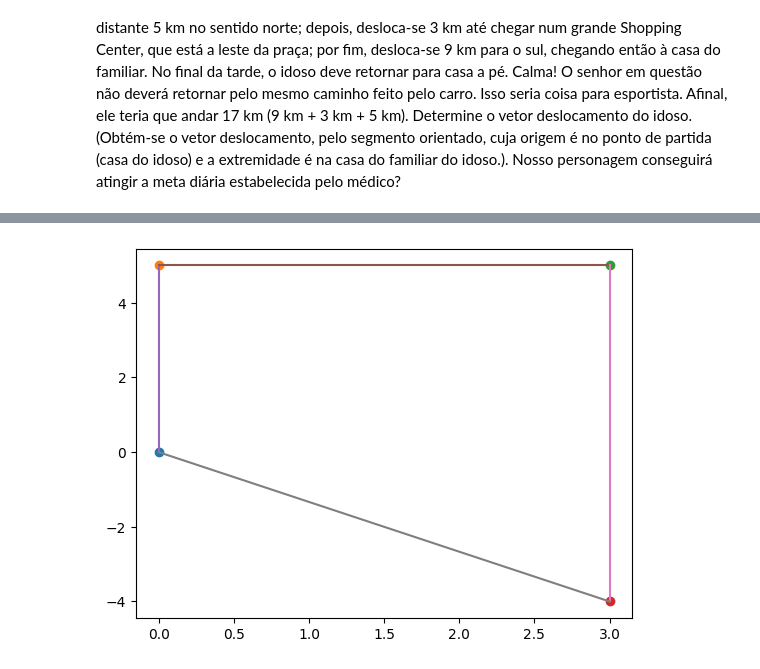
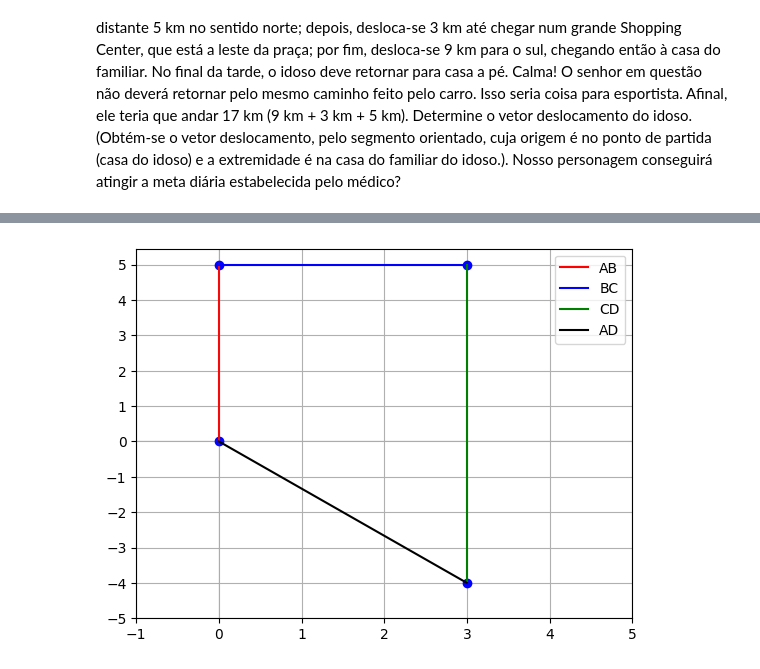
Before and after one commit to rafaelcara/linear-algebra, a Jupyter notebook: Linear_Algebra.ipynb, the cells around one changed output, grey strips where cells are left out. Saved outputs shown, nothing was run; the diff lists cells and outputs as text; code cells hidden in the pictures.

```diff
--- a/Linear_Algebra.ipynb
+++ b/Linear_Algebra.ipynb
@@ -23,15 +23,25 @@ personagem conseguirá atingir a meta diária estabelecida pelo médico?
 # %% [markdown]
 ![image.png](embedded-picture-1)
 # %%
-plt.plot(0, 0, "o")
-plt.plot(0, 5, "o")
-plt.plot(3, 5, "o")
-plt.plot(3, -4, "o")
+fig, ax = plt.subplots()
+
+plt.plot(0, 0, "bo")
+plt.plot(0, 5, "bo")
+plt.plot(3, 5, "bo")
+plt.plot(3, -4, "bo")
 # ([start x, end x], [start y, end y])
-plt.plot([0, 0], [0, 5])
-plt.plot([0, 3], [5, 5])
-plt.plot([3, 3], [5, -4])
-plt.plot([0, 3], [0, -4])
+plt.plot([0, 0], [0, 5], label="AB", color='red')
+plt.plot([0, 3], [5, 5], label="BC", color='blue')
+plt.plot([3, 3], [5, -4], label="CD", color='green')
+plt.plot([0, 3], [0, -4], label="AD", color='black')
+
+ax.set_xticks(np.arange(-1, 6, 1))
+ax.set_yticks(np.arange(-5, 6, 1))
+ax.grid(True, which='both')
+ax.axhline(0, color='gray', linewidth=0.1)
+ax.axvline(0, color='gray', linewidth=0.1)
+
+plt.legend()
 plt.show()
 # %% [output]
-[figure, old version]
+[figure, new version]
```
